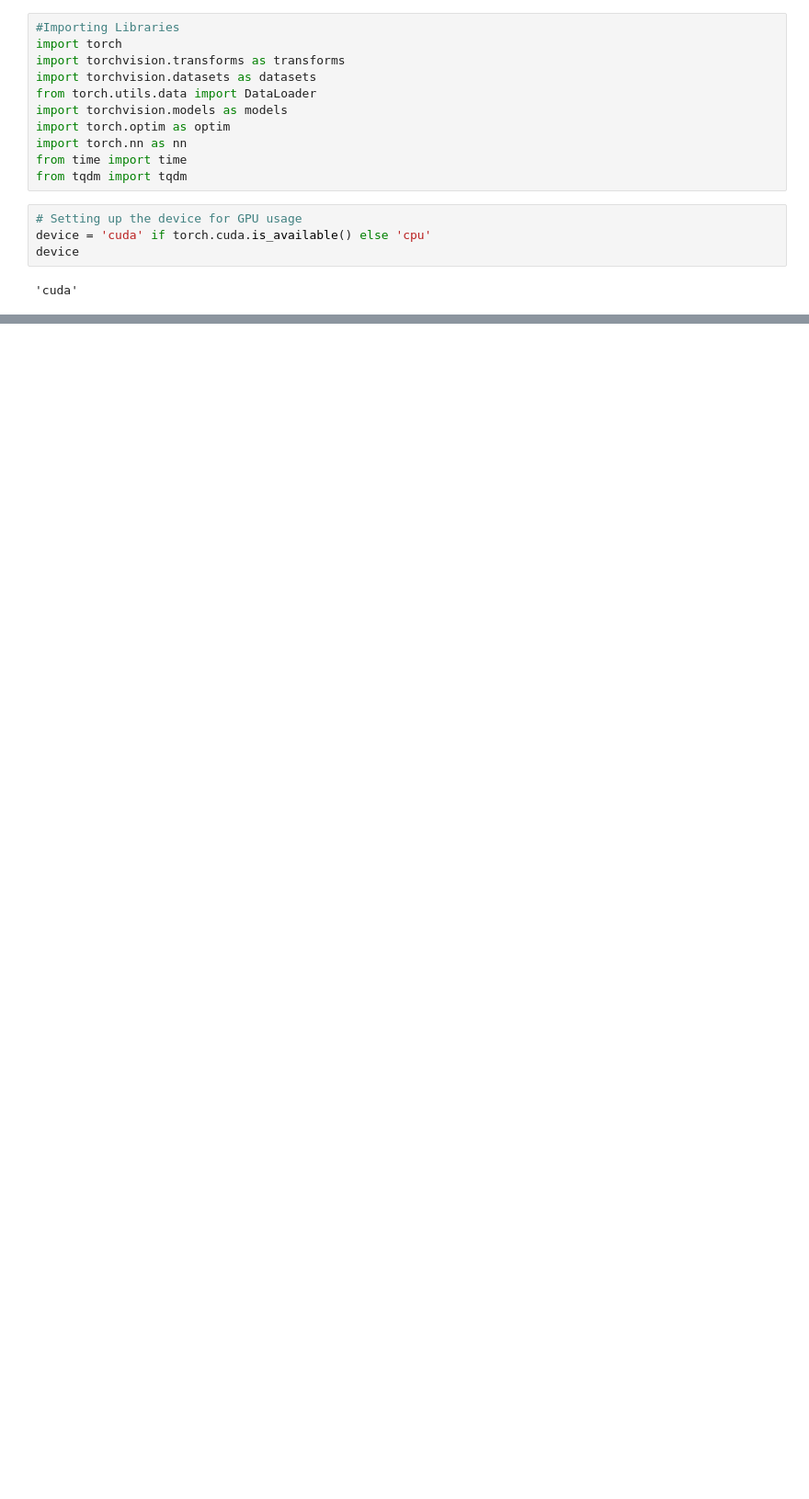
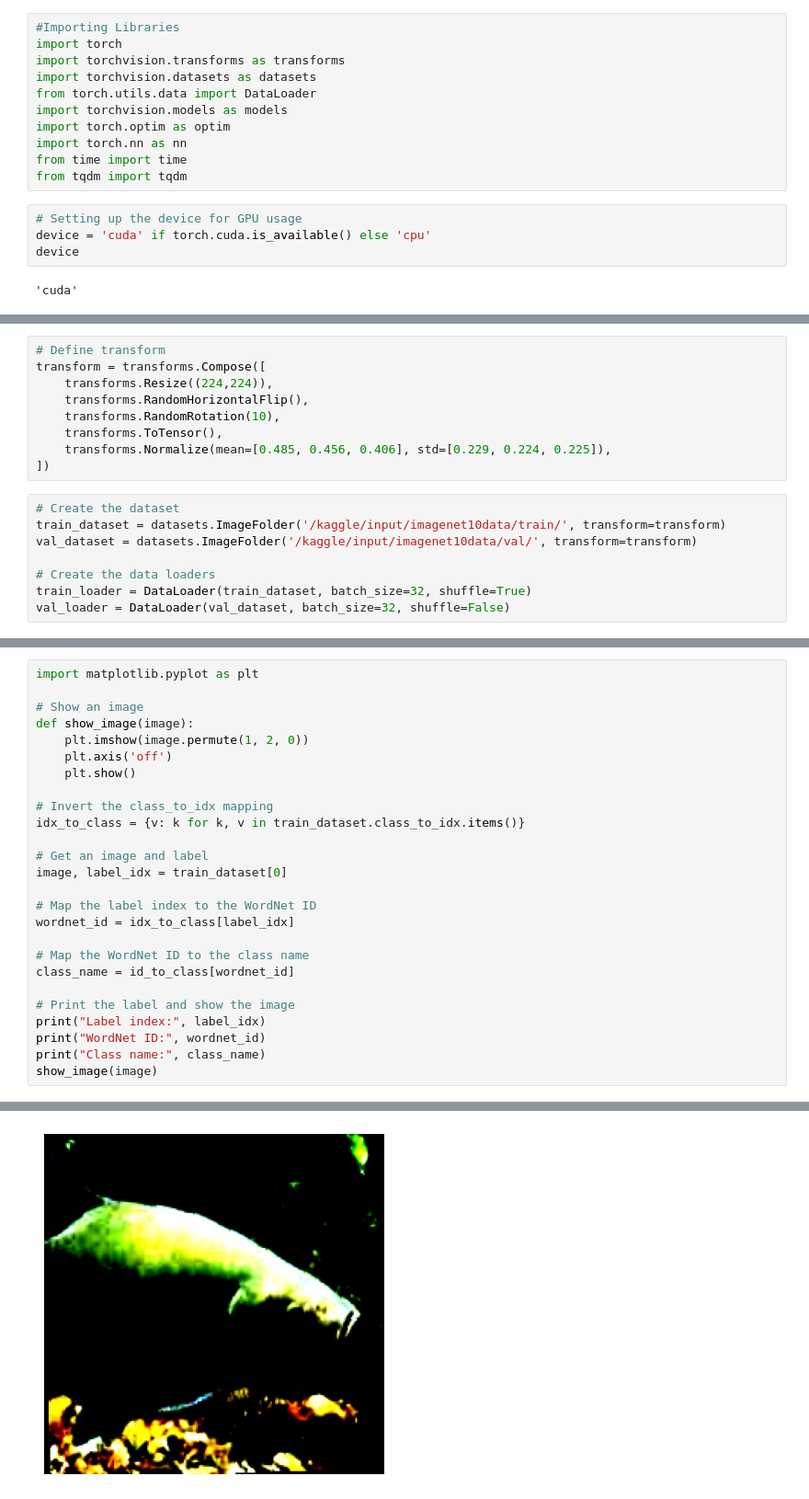
Before and after one commit to RishiShah99/imagenet10-resnet18-pgd-attacks, a Jupyter notebook: imagenet10-resnet-pgdattacks.ipynb, the cells around one changed output, grey strips where cells are left out. Shown at 92% size. Drawn from its saved outputs; the diff is of its cells as text; blank space fills up the shorter version.

Commit message:
Kaggle Notebook | ImageNet10-Resnet-PGDattacks | Version 4

```diff
--- a/imagenet10-resnet-pgdattacks.ipynb
+++ b/imagenet10-resnet-pgdattacks.ipynb
@@ -66,0 +68,17 @@ model.eval()
+# %%
+# Define transform
+transform = transforms.Compose([
+    transforms.Resize((224,224)),
+    transforms.RandomHorizontalFlip(),
+    transforms.RandomRotation(10),
+    transforms.ToTensor(),
+    transforms.Normalize(mean=[0.485, 0.456, 0.406], std=[0.229, 0.224, 0.225]),
+])
+# %%
+# Create the dataset
+train_dataset = datasets.ImageFolder('/kaggle/input/imagenet10data/train/', transform=transform)
+val_dataset = datasets.ImageFolder('/kaggle/input/imagenet10data/val/', transform=transform)
+
+# Create the data loaders
+train_loader = DataLoader(train_dataset, batch_size=32, shuffle=True)
+val_loader = DataLoader(val_dataset, batch_size=32, shuffle=False)
@@ -66,0 +91,27 @@ model.eval()
+# %%
+import matplotlib.pyplot as plt
+
+# Show an image
+def show_image(image):
+    plt.imshow(image.permute(1, 2, 0))
+    plt.axis('off')
+    plt.show()
+
+# Invert the class_to_idx mapping
+idx_to_class = {v: k for k, v in train_dataset.class_to_idx.items()}
+
+# Get an image and label
+image, label_idx = train_dataset[0]
+
+# Map the label index to the WordNet ID
+wordnet_id = idx_to_class[label_idx]
+
+# Map the WordNet ID to the class name
+class_name = id_to_class[wordnet_id]
+
+# Print the label and show the image
+print("Label index:", label_idx)
+print("WordNet ID:", wordnet_id)
+print("Class name:", class_name)
+show_image(image)
+# %% [output]
@@ -66,0 +121 @@ model.eval()
+[figure, added]
```
Also changed, not shown: parts of 25 cells of this notebook.
